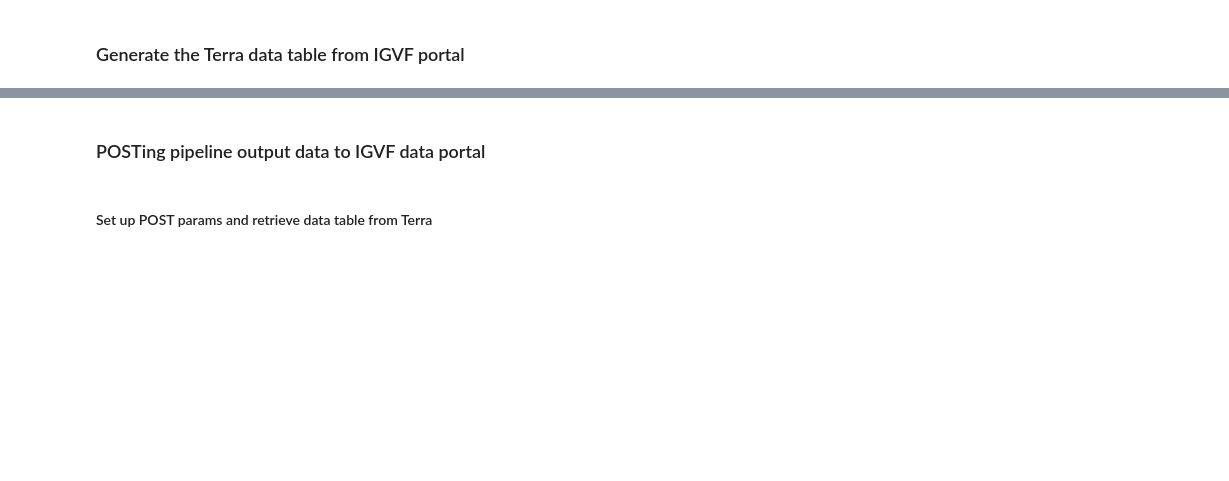
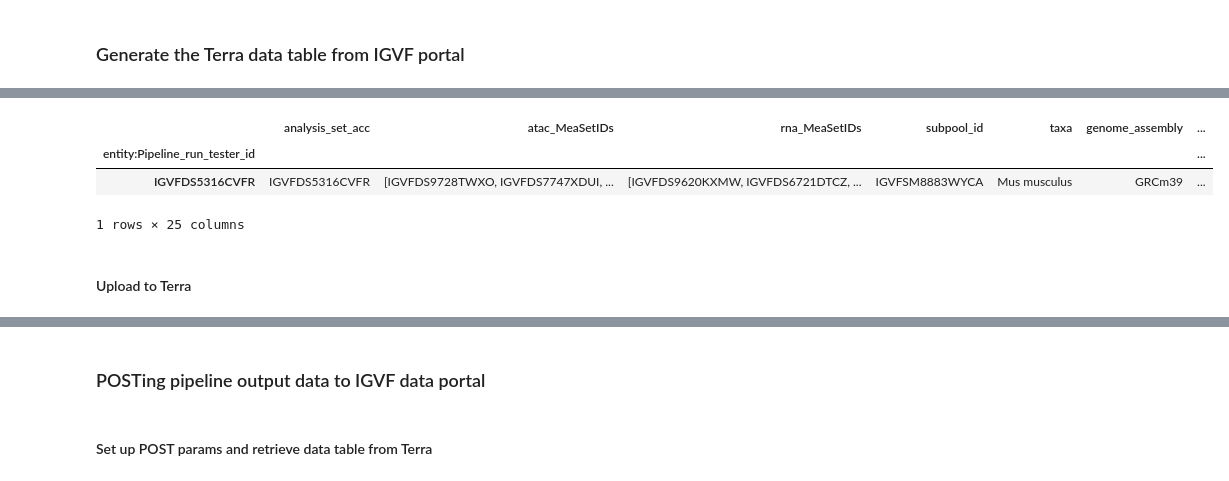
Before and after one commit to IGVF-DACC/sc-pipeline-management, a Jupyter notebook: src/example_run_notebook.ipynb, the cells around one changed output, grey strips where cells are left out. Cells and saved outputs as stored; diff of their text form; code cells hidden in the pictures; blank space fills up the shorter version.

```diff
--- a/src/example_run_notebook.ipynb
+++ b/src/example_run_notebook.ipynb
@@ -39,2 +57,11 @@ portal_to_terra_input_table.head(2)
+# %%
+portal_to_terra_input_table
+# %% [output]
+|  | analysis_set_acc | atac_MeaSetIDs | rna_MeaSetIDs | subpool_id | taxa | genome_assembly | ... |
+| entity:Pipeline_run_tester_id |  |  |  |  |  |  | ... |
+| IGVFDS5316CVFR | IGVFDS5316CVFR | [IGVFDS9728TWXO, IGVFDS7747XDUI, ... | [IGVFDS9620KXMW, IGVFDS6721DTCZ, ... | IGVFSM8883WYCA | Mus musculus | GRCm39 | ... |
+1 rows × 25 columns
+# %% [markdown]
+#### Upload to Terra
 # %%
 # Upload this to Terra under the name 'DACC_Tester'
```
Also changed, not shown: parts of 11 cells of this notebook, 2 other files.
